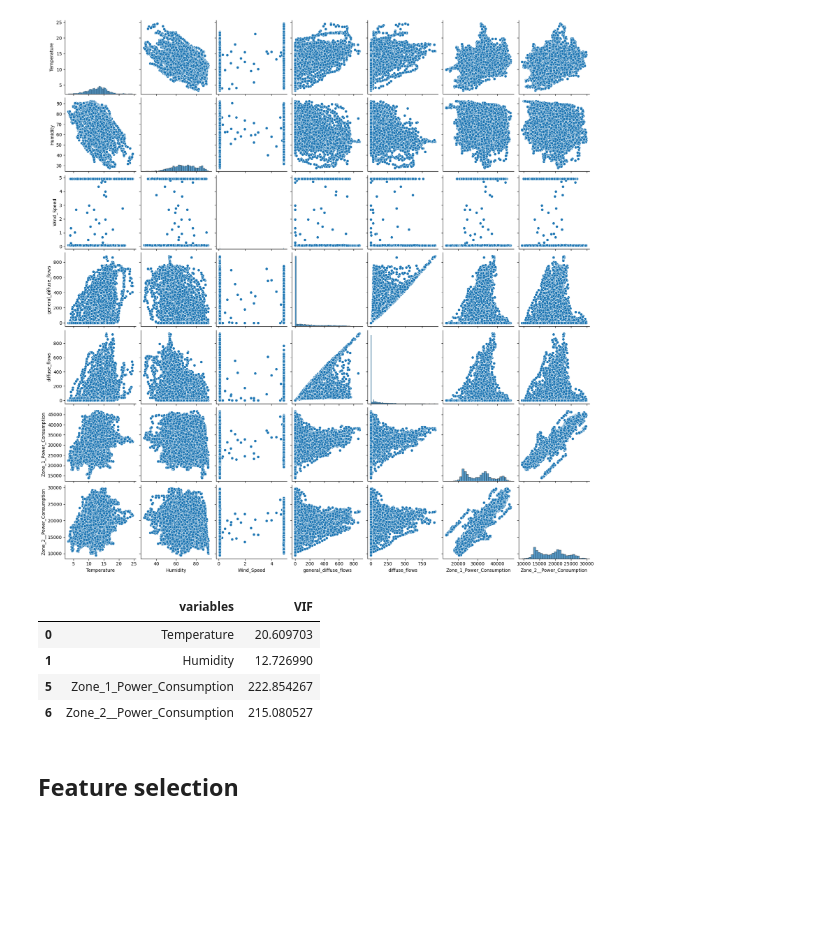
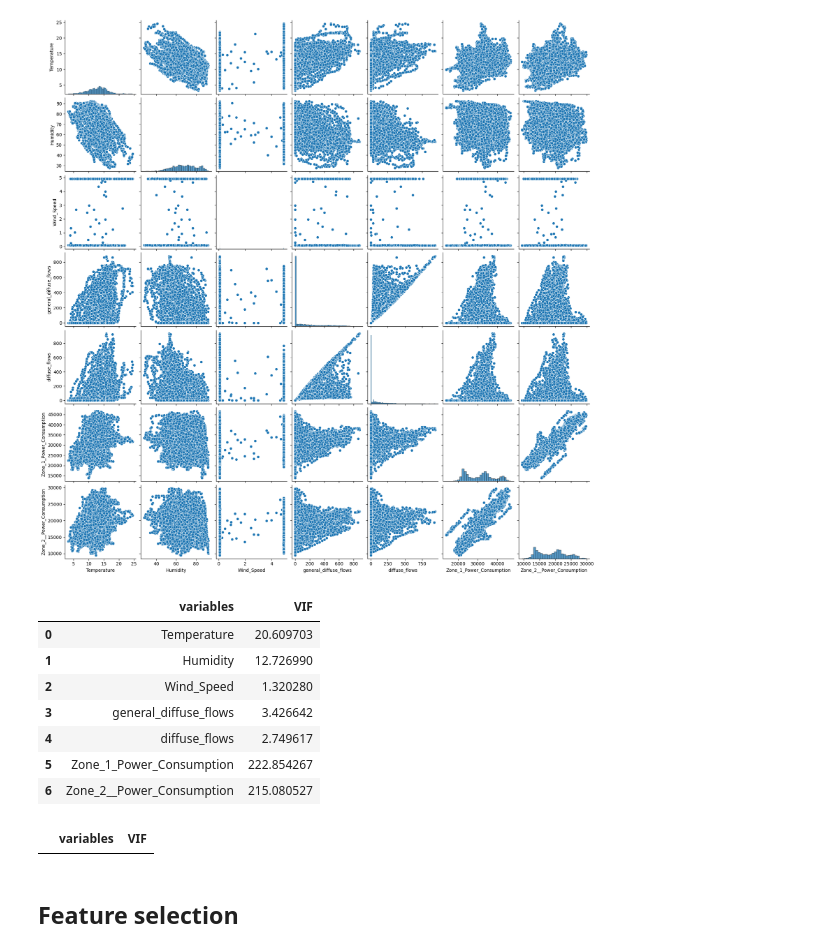
Before and after one commit to wojtas000/Advanced_Machine_Learning, a Jupyter notebook: datasets.ipynb, the cells around one changed output. Cells and saved outputs as stored; diff of their text form; code cells hidden in the pictures; blank space fills up the shorter version.

```diff
--- a/datasets.ipynb
+++ b/datasets.ipynb
@@ -232,10 +232,13 @@ sns.pairplot(X_train)
 # %%
 p = Preprocessor()
 vif_coefs = p.vif(X_train)
-vif_coefs[vif_coefs['VIF'] >= 10]
+vif_coefs[vif_coefs['VIF'] >= 0]
 # %% [output]
 |  | variables | VIF |
 | 0 | Temperature | 20.609703 |
 | 1 | Humidity | 12.726990 |
+| 2 | Wind_Speed | 1.320280 |
+| 3 | general_diffuse_flows | 3.426642 |
+| 4 | diffuse_flows | 2.749617 |
 | 5 | Zone_1_Power_Consumption | 222.854267 |
 | 6 | Zone_2__Power_Consumption | 215.080527 |
@@ -241,0 +248,5 @@ vif_coefs[vif_coefs['VIF'] >= 10]
+# %%
+vif_coefs = p.vif(X_train_stded.drop(['Zone_2__Power_Consumption'], axis=1))
+vif_coefs[vif_coefs['VIF'] >= 4]
+# %% [output]
+|  | variables | VIF |
```
Also changed, not shown: parts of 14 cells of this notebook, 2 other files.
